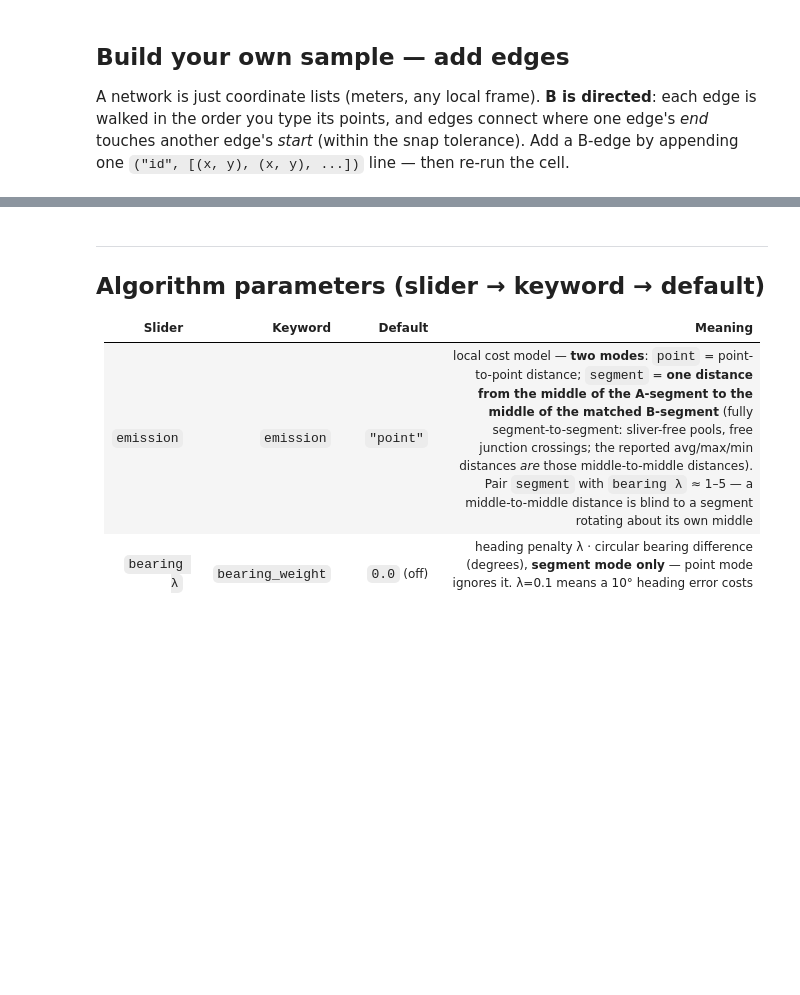
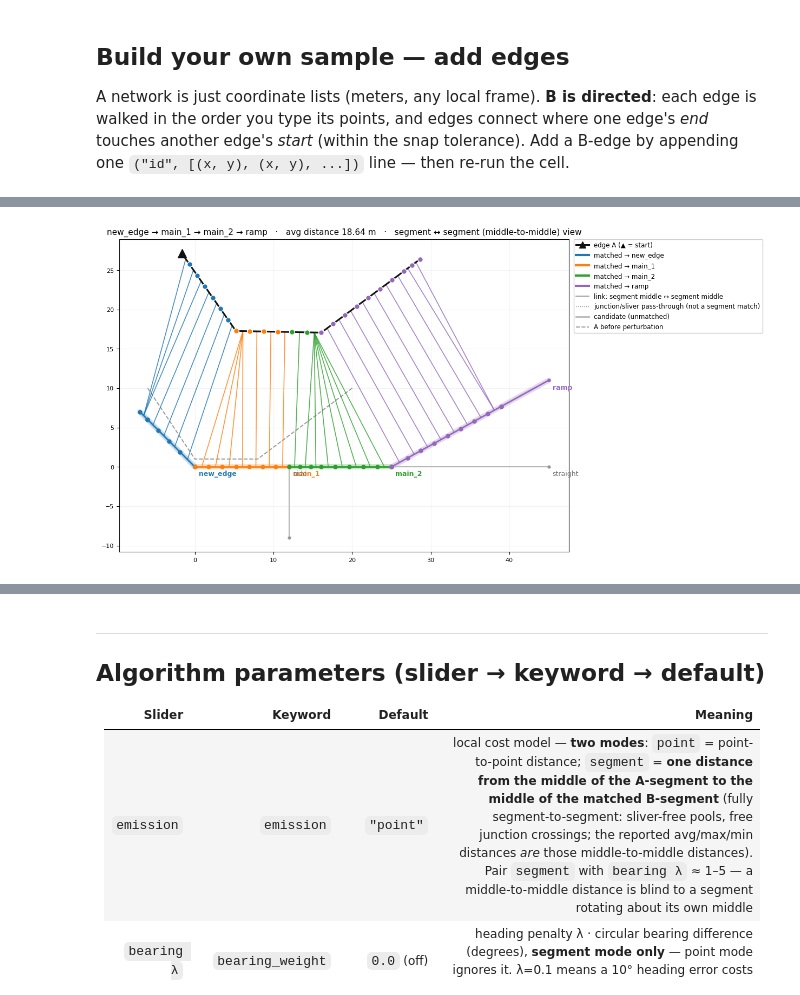
Before and after one commit to Khoshkhah/network-matching, a Jupyter notebook: notebooks/graph_dtw_playground.ipynb, the cells around one changed output, grey strips where cells are left out. Cells and saved outputs as stored; diff of their text form; code cells hidden in the pictures; blank space fills up the shorter version.

```diff
--- a/notebooks/graph_dtw_playground.ipynb
+++ b/notebooks/graph_dtw_playground.ipynb
@@ -125,0 +132,13 @@ VBox(children=(HBox(children=(Dropdown(description='emission', index=1, layout=L
+# %%
+my_a = [(-6,10), (0, 1), (8, 1), (20, 10)]            # the edge to match (drawn black)
+
+my_b_edges = [
+    ("main_1",  [(0, 0), (12, 0)]),           # chain along A...
+    ("main_2",  [(12, 0), (25, 0)]),
+    ("ramp",    [(25, 0), (45, 11)]),         # ...bending off with A
+    ("straight", [(25, 0), (45, 0)]),         # competing straight continuation
+    ("side",    [(12, -9), (12, 0)]),         # side road digitized INTO the junction
+    ("new_edge", [(-7, 7), (0, 0)]),     # <- add your next edge like this
+]
+
+playground(my_a, my_b_edges)
@@ -125,0 +148,11 @@ VBox(children=(HBox(children=(Dropdown(description='emission', index=1, layout=L
+# %%
+A = perturb_edge(my_a, shift=-3,
+                 translate=20, translate_bearing=20)#, noise=1)   # 4 m west
+
+B = to_edges(my_b_edges)
+res = match_edge_to_bgraph(A.tolist(), B, snap_tolerance_m=0.5, step_meters=2.0,
+                           emission="segment", debug=True, bearing_weight=1)
+draw_match(A, B, res, original_a=my_a)
+plt.show()
+# %% [output]
+[figure, added]
```
Also changed, not shown: parts of 3 cells of this notebook.
